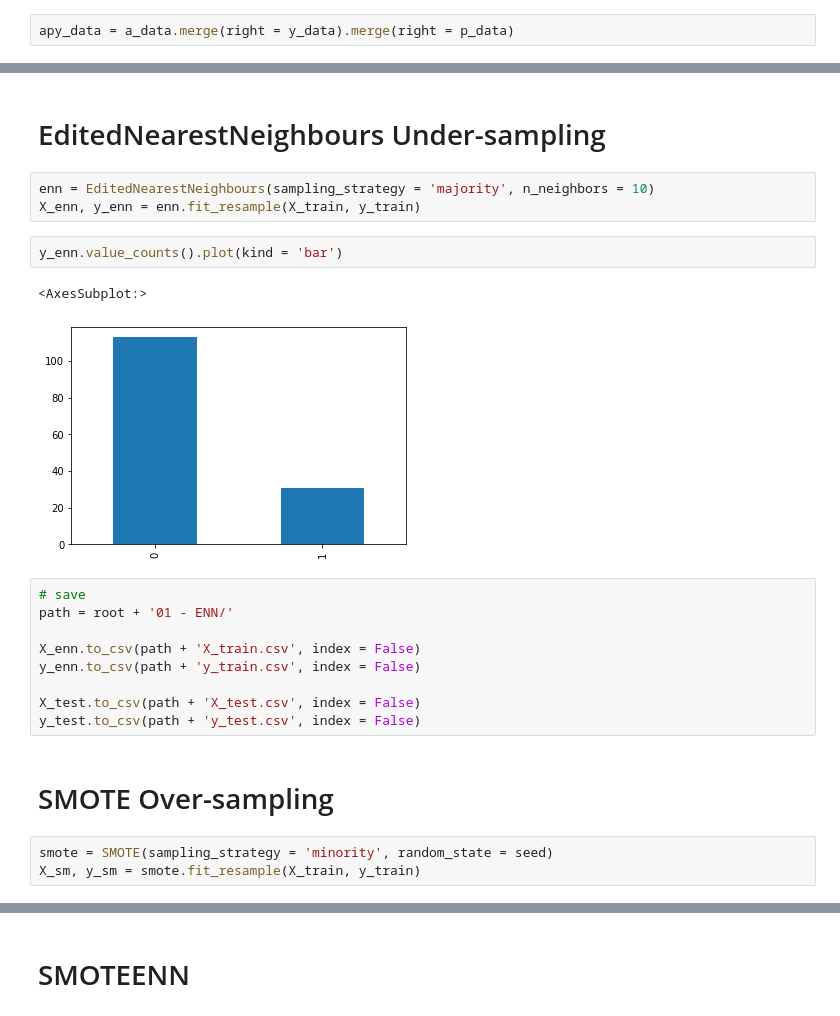
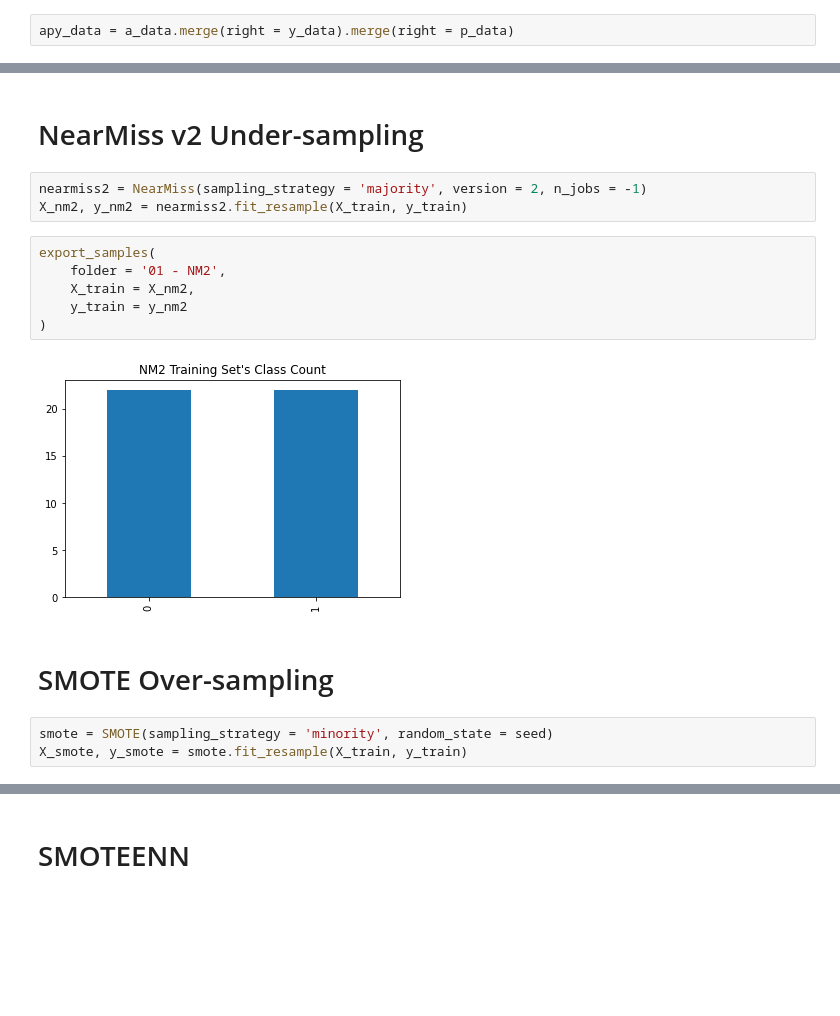
Before and after one commit to 12-Ears/P1_Edward, a Jupyter notebook: 03 - Train_test_split.ipynb, the cells around one changed output, grey strips where cells are left out. Cells and saved outputs as stored; diff of their text form; blank space fills up the shorter version.

```diff
--- a/03 - Train_test_split.ipynb
+++ b/03 - Train_test_split.ipynb
@@ -100,24 +131,18 @@ y_test.to_csv(path + 'y_test.csv', index = False)
 # %% [markdown]
-# EditedNearestNeighbours Under-sampling
+# NearMiss v2 Under-sampling
 # %%
-enn = EditedNearestNeighbours(sampling_strategy = 'majority', n_neighbors = 10)
-X_enn, y_enn = enn.fit_resample(X_train, y_train)
+nearmiss2 = NearMiss(sampling_strategy = 'majority', version = 2, n_jobs = -1)
+X_nm2, y_nm2 = nearmiss2.fit_resample(X_train, y_train)
-# %%
-y_enn.value_counts().plot(kind = 'bar')
-# %% [output]
-<AxesSubplot:>
-[figure, removed]
 # %%
-# save
-path = root + '01 - ENN/'
-
-X_enn.to_csv(path + 'X_train.csv', index = False)
-y_enn.to_csv(path + 'y_train.csv', index = False)
-
-X_test.to_csv(path + 'X_test.csv', index = False)
-y_test.to_csv(path + 'y_test.csv', index = False)
+export_samples(
+    folder = '01 - NM2',
+    X_train = X_nm2,
+    y_train = y_nm2
+)
+# %% [output]
+[figure, added]
 # %% [markdown]
 # SMOTE Over-sampling
 # %%
 smote = SMOTE(sampling_strategy = 'minority', random_state = seed)
-X_sm, y_sm = smote.fit_resample(X_train, y_train)
+X_smote, y_smote = smote.fit_resample(X_train, y_train)
```
Also changed, not shown: parts of 18 cells of this notebook, 28 other files.
